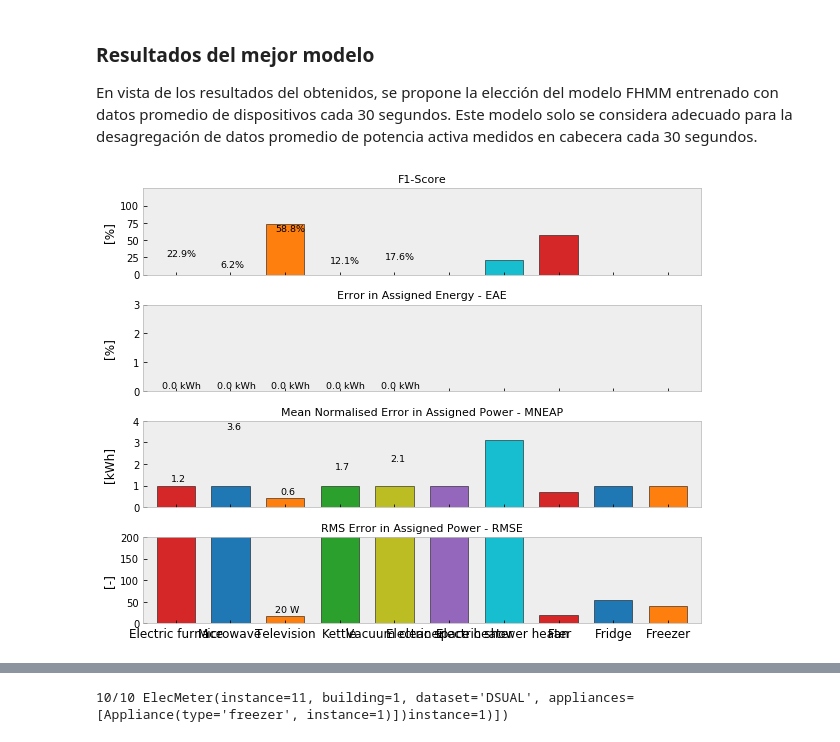
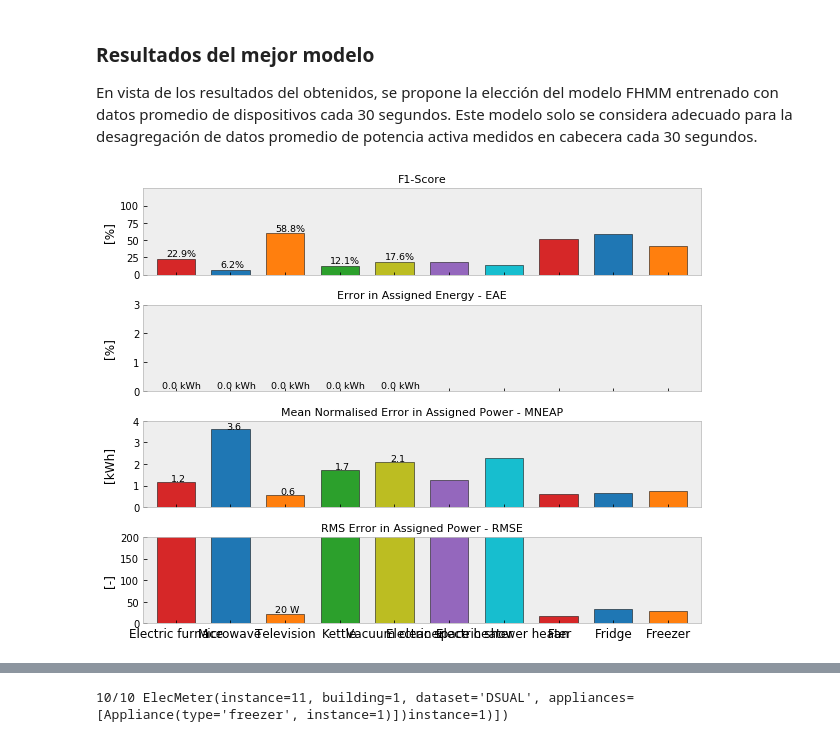
Before and after one commit to crn565/ozm10_appliances, a Jupyter notebook: 8.-METRICAS.ipynb, the cells around one changed output, grey strips where cells are left out. Cells and saved outputs as stored; diff of their text form; code cells hidden in the pictures.

```diff
--- a/8.-METRICAS.ipynb
+++ b/8.-METRICAS.ipynb
@@ -546,13 +546,14 @@ m = {}
 classifiers = ['CO', 'FHMM']
 methods = ['first', 'mean', 'median']
 index = list(labels['Meters'][1:12])
-
+i=0
 for p_name, sp in periods.items():
     met = []
     for method in methods:
         for clf_name in classifiers:
             print('\nCalculando Metricas: '+ clf_name + '_' + p_name + '_' + method)
-
+            print(i)
+            i=i+1
             #Datos de Dispositivos: predicción
             input_dir = dir_predictions + clf_name + '_' + p_name + '_' + method +'_pred.h5'
             dataset = DataSet(input_dir)
@@ -822,7 +870,7 @@ colors=['tab:red','tab:blue','tab:orange','tab:green','tab:olive','tab:purple','
 c=0
 
 for ax in fig.get_axes():
-    df=pd.DataFrame(m['60s'][4][cols[c]])
+    df=pd.DataFrame(m['60s'][1][cols[c]])
     df[cols[c]].plot.bar(ax=ax, width=0.7, edgecolor='black', linewidth=0.5, legend=False, color=colors)
     ax.set(ylabel=ylabels[c])
     ax.grid(b=None)
@@ -834,34 +882,34 @@ ax3.set_xticklabels('')
 ax4.set_xticklabels('')
 ax5.set_xticklabels(ax5.get_xticklabels(), rotation=0, fontdict={'fontsize':12})
 
 fig.align_ylabels([(ax2,ax3,ax4,ax5)])
 
 ax2.set(ylim=(0,125))
 ax3.set(ylim=(0,1))
 ax4.set(ylim=(0,0.7))
 ax5.set(ylim=(0,110))
 
 ax2.set_yticks([0,25,50,75,100])
 ax3.set_yticks([0,1,2,3])
 ax4.set_yticks([0,1,2,3,4])
 ax5.set_yticks([0,50,100,150,200])
 
 
 ax2.set_title('F1-Score', fontsize=11, loc='center')
 ax3.set_title('Error in Assigned Energy - EAE', fontsize=11, loc='center')
 ax4.set_title('Mean Normalised Error in Assigned Power - MNEAP', fontsize=11, loc='center')
 ax5.set_title('RMS Error in Assigned Power - RMSE', fontsize=11, loc='center')
 
 df=pd.DataFrame(m['60s'][5])
 
 for x in range(5):ax2.annotate(str(round(df['F1'][x],1))+'%', xy=(x-0.18 , df['F1'][x]+4),fontsize=9.5)
 for x in range(5):ax3.annotate(str(round(df['EAE'][x],1))+' kWh', xy=(x-0.25 , df['EAE'][x]+0.1),fontsize=9.5)
 for x in range(5):ax4.annotate(str(round(df['MNEAP'][x],1)), xy=(x-0.08 , df['MNEAP'][x]+0.03),fontsize=9.5)
 for x in range(5):ax5.annotate(str(round(df['RMSE'][x]))+' W', xy=(x-0.18 , df['RMSE'][x]+5),fontsize=9.5)
 
 plt.savefig('./data/images/5.9_Metrics_FHMM_30min_median.svg', bbox_inches='tight', transparent=True)
 # %% [output]
-[figure, old version]
+[figure, new version]
 # %%
 valid_Devices.total_energy()
 # %% [output]
```
Also changed, not shown: parts of 6 cells of this notebook, 3 other files.
